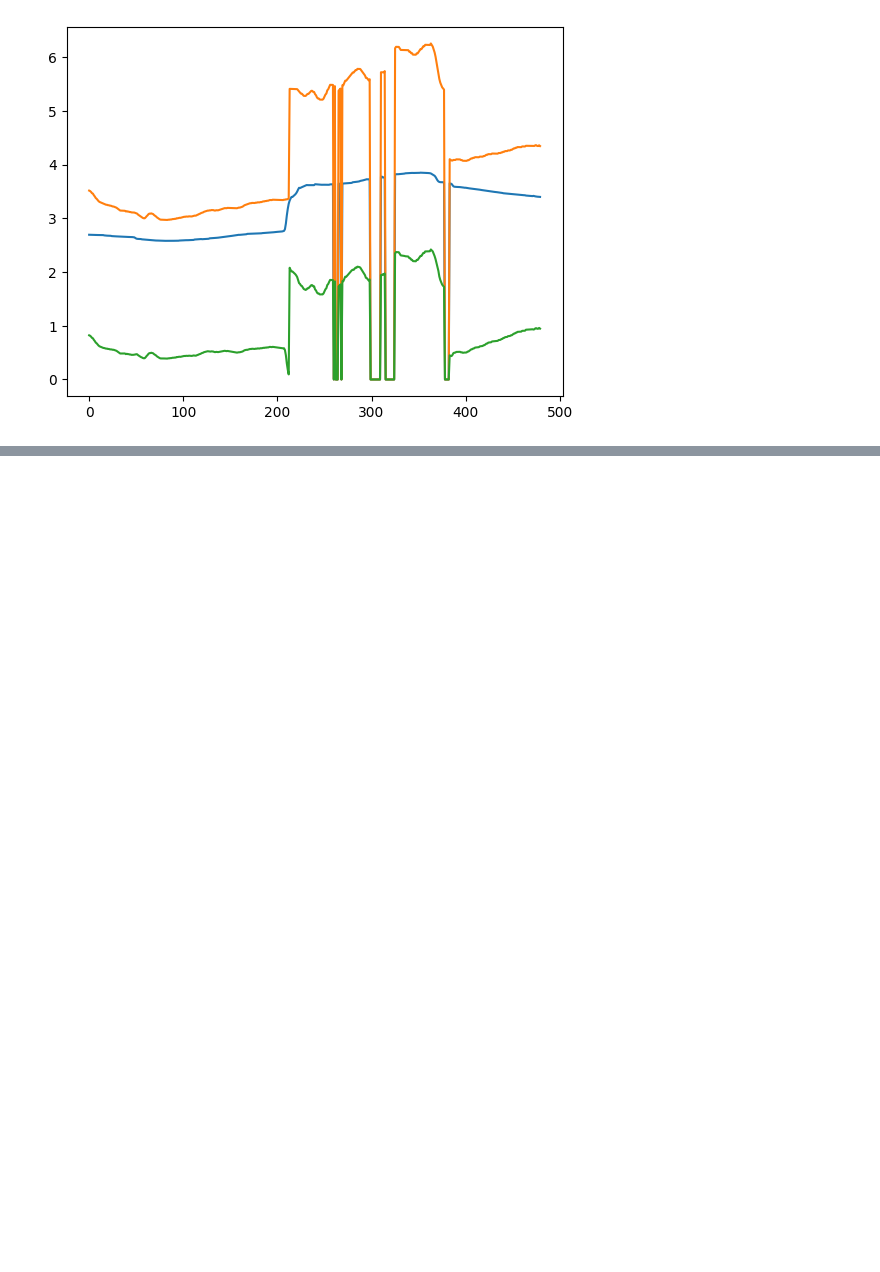
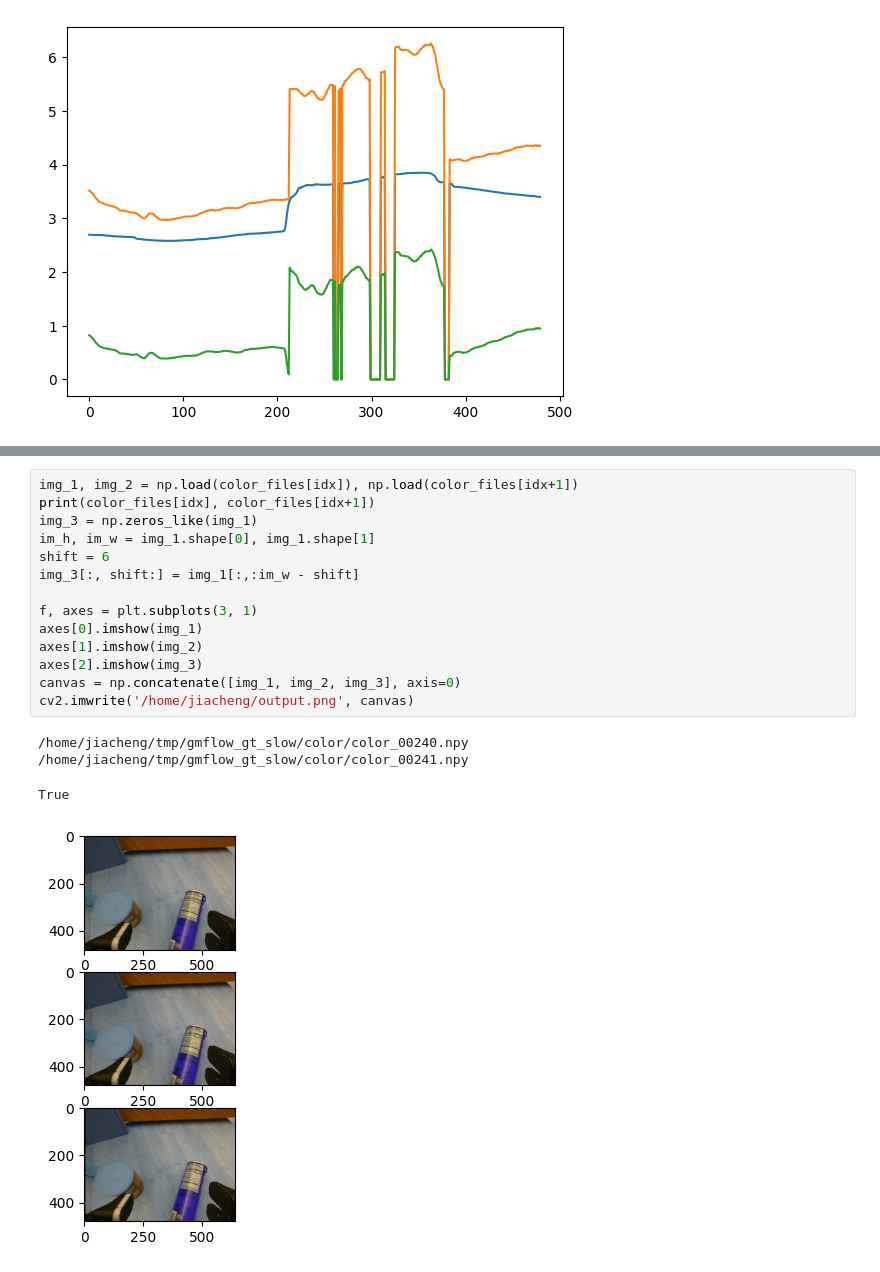
Before and after one commit to kracon7/feature_tracking, a Jupyter notebook: feature_tracking/test.ipynb, the cells around one changed output, grey strips where cells are left out. Drawn from its saved outputs; the diff is of its cells as text; blank space fills up the shorter version.

```diff
--- a/feature_tracking/test.ipynb
+++ b/feature_tracking/test.ipynb
@@ -91,0 +163,18 @@ plt.plot(lines)
+# %%
+img_1, img_2 = np.load(color_files[idx]), np.load(color_files[idx+1])
+print(color_files[idx], color_files[idx+1])
+img_3 = np.zeros_like(img_1)
+im_h, im_w = img_1.shape[0], img_1.shape[1]
+shift = 6
+img_3[:, shift:] = img_1[:,:im_w - shift]
+
+f, axes = plt.subplots(3, 1)
+axes[0].imshow(img_1)
+axes[1].imshow(img_2)
+axes[2].imshow(img_3)
+canvas = np.concatenate([img_1, img_2, img_3], axis=0)
+cv2.imwrite('/home/jiacheng/output.png', canvas)
+# %% [output]
+/home/jiacheng/tmp/gmflow_gt_slow/color/color_00240.npy /home/jiacheng/tmp/gmflow_gt_slow/color/color_00241.npy
+True
+[figure, added]
```
Also changed, not shown: parts of 4 cells of this notebook, 3 other files.
